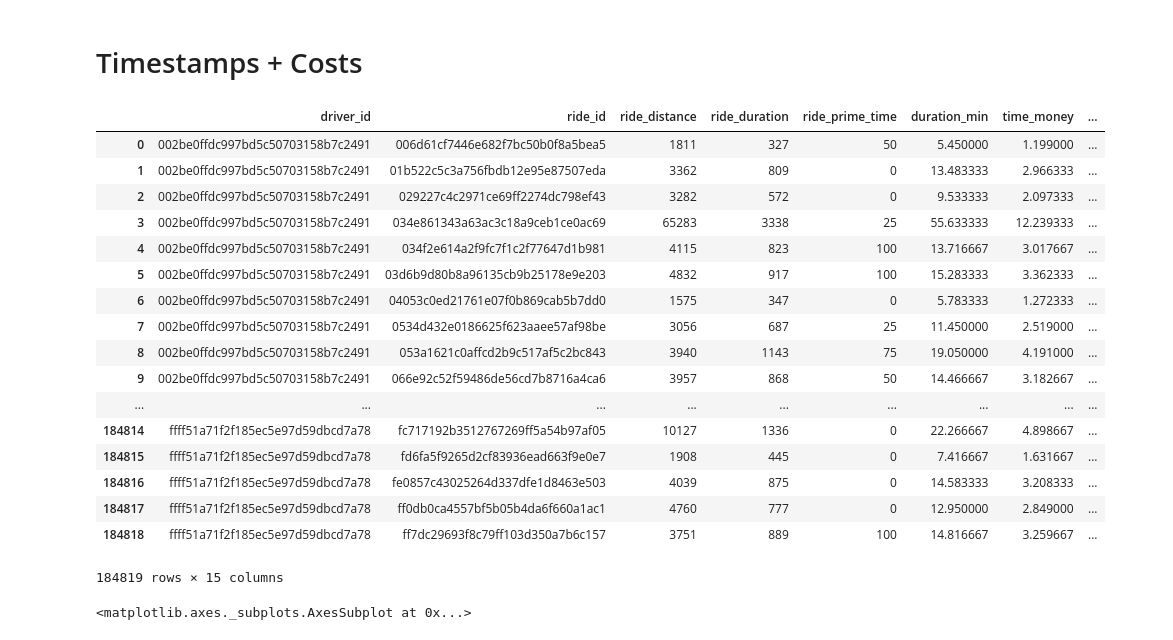
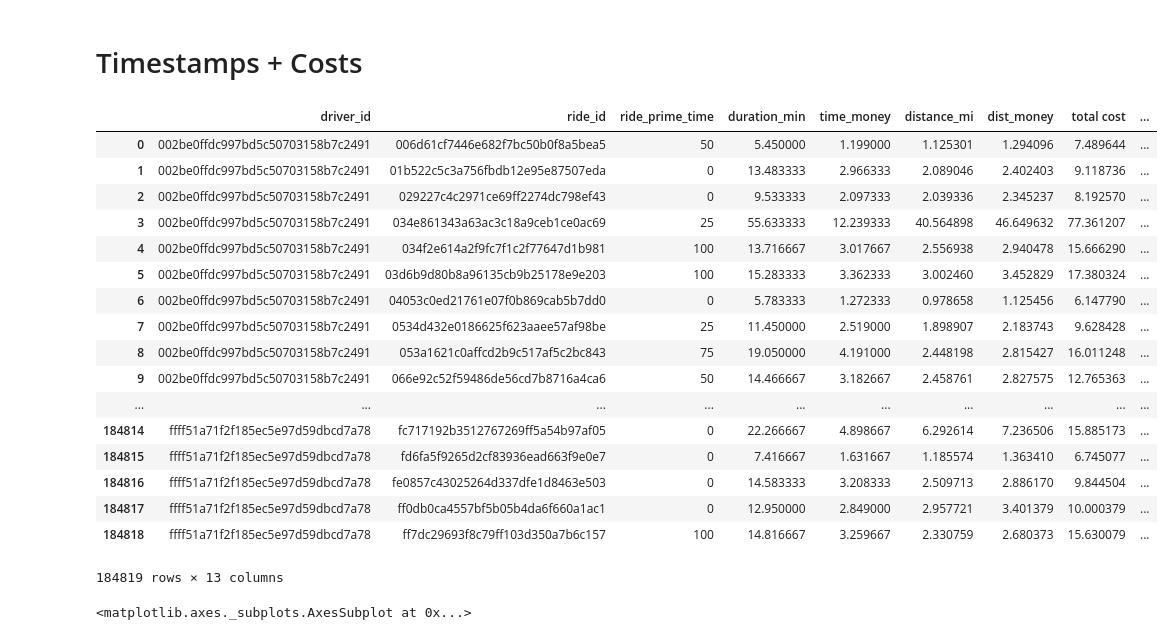
Before and after one commit to SallyPoon/LyftDS, a Jupyter notebook: Lyft DS.ipynb, the cells around one changed output. Cells and saved outputs as stored; diff of their text form; code cells hidden in the pictures.

```diff
--- a/Lyft DS.ipynb
+++ b/Lyft DS.ipynb
@@ -50,26 +56,27 @@ rider['total cost'] = rider['total cost'].apply(lambda x: x if x >= 5 else 5)
 drive = rider.drop(['ride_id', 'ride_distance', 'ride_duration',], axis = 1)
 # %%
 combined_timestamps = pd.merge(rider,pivot_timestamps,on = 'ride_id', how = 'inner')
+combined_timestamps = combined_timestamps.drop(['ride_distance','ride_duration'], axis = 1)
 combined_timestamps
 # %% [output]
-|  | driver_id | ride_id | ride_distance | ride_duration | ride_prime_time | duration_min | time_money | ... |
-| 0 | 002be0ffdc997bd5c50703158b7c2491 | 006d61cf7446e682f7bc50b0f8a5bea5 | 1811 | 327 | 50 | 5.450000 | 1.199000 | ... |
-| 1 | 002be0ffdc997bd5c50703158b7c2491 | 01b522c5c3a756fbdb12e95e87507eda | 3362 | 809 | 0 | 13.483333 | 2.966333 | ... |
-| 2 | 002be0ffdc997bd5c50703158b7c2491 | 029227c4c2971ce69ff2274dc798ef43 | 3282 | 572 | 0 | 9.533333 | 2.097333 | ... |
-| 3 | 002be0ffdc997bd5c50703158b7c2491 | 034e861343a63ac3c18a9ceb1ce0ac69 | 65283 | 3338 | 25 | 55.633333 | 12.239333 | ... |
-| 4 | 002be0ffdc997bd5c50703158b7c2491 | 034f2e614a2f9fc7f1c2f77647d1b981 | 4115 | 823 | 100 | 13.716667 | 3.017667 | ... |
-| 5 | 002be0ffdc997bd5c50703158b7c2491 | 03d6b9d80b8a96135cb9b25178e9e203 | 4832 | 917 | 100 | 15.283333 | 3.362333 | ... |
-| 6 | 002be0ffdc997bd5c50703158b7c2491 | 04053c0ed21761e07f0b869cab5b7dd0 | 1575 | 347 | 0 | 5.783333 | 1.272333 | ... |
-| 7 | 002be0ffdc997bd5c50703158b7c2491 | 0534d432e0186625f623aaee57af98be | 3056 | 687 | 25 | 11.450000 | 2.519000 | ... |
-| 8 | 002be0ffdc997bd5c50703158b7c2491 | 053a1621c0affcd2b9c517af5c2bc843 | 3940 | 1143 | 75 | 19.050000 | 4.191000 | ... |
-| 9 | 002be0ffdc997bd5c50703158b7c2491 | 066e92c52f59486de56cd7b8716a4ca6 | 3957 | 868 | 50 | 14.466667 | 3.182667 | ... |
-| ... | ... | ... | ... | ... | ... | ... | ... | ... |
-| 184814 | ffff51a71f2f185ec5e97d59dbcd7a78 | fc717192b3512767269ff5a54b97af05 | 10127 | 1336 | 0 | 22.266667 | 4.898667 | ... |
-| 184815 | ffff51a71f2f185ec5e97d59dbcd7a78 | fd6fa5f9265d2cf83936ead663f9e0e7 | 1908 | 445 | 0 | 7.416667 | 1.631667 | ... |
-| 184816 | ffff51a71f2f185ec5e97d59dbcd7a78 | fe0857c43025264d337dfe1d8463e503 | 4039 | 875 | 0 | 14.583333 | 3.208333 | ... |
-| 184817 | ffff51a71f2f185ec5e97d59dbcd7a78 | ff0db0ca4557bf5b05b4da6f660a1ac1 | 4760 | 777 | 0 | 12.950000 | 2.849000 | ... |
-| 184818 | ffff51a71f2f185ec5e97d59dbcd7a78 | ff7dc29693f8c79ff103d350a7b6c157 | 3751 | 889 | 100 | 14.816667 | 3.259667 | ... |
+|  | driver_id | ride_id | ride_prime_time | duration_min | time_money | distance_mi | dist_money | total cost | ... |
+| 0 | 002be0ffdc997bd5c50703158b7c2491 | 006d61cf7446e682f7bc50b0f8a5bea5 | 50 | 5.450000 | 1.199000 | 1.125301 | 1.294096 | 7.489644 | ... |
+| 1 | 002be0ffdc997bd5c50703158b7c2491 | 01b522c5c3a756fbdb12e95e87507eda | 0 | 13.483333 | 2.966333 | 2.089046 | 2.402403 | 9.118736 | ... |
+| 2 | 002be0ffdc997bd5c50703158b7c2491 | 029227c4c2971ce69ff2274dc798ef43 | 0 | 9.533333 | 2.097333 | 2.039336 | 2.345237 | 8.192570 | ... |
+| 3 | 002be0ffdc997bd5c50703158b7c2491 | 034e861343a63ac3c18a9ceb1ce0ac69 | 25 | 55.633333 | 12.239333 | 40.564898 | 46.649632 | 77.361207 | ... |
+| 4 | 002be0ffdc997bd5c50703158b7c2491 | 034f2e614a2f9fc7f1c2f77647d1b981 | 100 | 13.716667 | 3.017667 | 2.556938 | 2.940478 | 15.666290 | ... |
+| 5 | 002be0ffdc997bd5c50703158b7c2491 | 03d6b9d80b8a96135cb9b25178e9e203 | 100 | 15.283333 | 3.362333 | 3.002460 | 3.452829 | 17.380324 | ... |
+| 6 | 002be0ffdc997bd5c50703158b7c2491 | 04053c0ed21761e07f0b869cab5b7dd0 | 0 | 5.783333 | 1.272333 | 0.978658 | 1.125456 | 6.147790 | ... |
+| 7 | 002be0ffdc997bd5c50703158b7c2491 | 0534d432e0186625f623aaee57af98be | 25 | 11.450000 | 2.519000 | 1.898907 | 2.183743 | 9.628428 | ... |
+| 8 | 002be0ffdc997bd5c50703158b7c2491 | 053a1621c0affcd2b9c517af5c2bc843 | 75 | 19.050000 | 4.191000 | 2.448198 | 2.815427 | 16.011248 | ... |
+| 9 | 002be0ffdc997bd5c50703158b7c2491 | 066e92c52f59486de56cd7b8716a4ca6 | 50 | 14.466667 | 3.182667 | 2.458761 | 2.827575 | 12.765363 | ... |
+| ... | ... | ... | ... | ... | ... | ... | ... | ... | ... |
+| 184814 | ffff51a71f2f185ec5e97d59dbcd7a78 | fc717192b3512767269ff5a54b97af05 | 0 | 22.266667 | 4.898667 | 6.292614 | 7.236506 | 15.885173 | ... |
+| 184815 | ffff51a71f2f185ec5e97d59dbcd7a78 | fd6fa5f9265d2cf83936ead663f9e0e7 | 0 | 7.416667 | 1.631667 | 1.185574 | 1.363410 | 6.745077 | ... |
+| 184816 | ffff51a71f2f185ec5e97d59dbcd7a78 | fe0857c43025264d337dfe1d8463e503 | 0 | 14.583333 | 3.208333 | 2.509713 | 2.886170 | 9.844504 | ... |
+| 184817 | ffff51a71f2f185ec5e97d59dbcd7a78 | ff0db0ca4557bf5b05b4da6f660a1ac1 | 0 | 12.950000 | 2.849000 | 2.957721 | 3.401379 | 10.000379 | ... |
+| 184818 | ffff51a71f2f185ec5e97d59dbcd7a78 | ff7dc29693f8c79ff103d350a7b6c157 | 100 | 14.816667 | 3.259667 | 2.330759 | 2.680373 | 15.630079 | ... |
-184819 rows × 15 columns
+184819 rows × 13 columns
 # %%
 sample1 = combined_timestamps[combined_timestamps['driver_id'] == '002be0ffdc997bd5c50703158b7c2491']
 sample2 = combined_timestamps[combined_timestamps['driver_id'] == 'ffff51a71f2f185ec5e97d59dbcd7a78']
```
Also changed, not shown: parts of 10 cells of this notebook.
